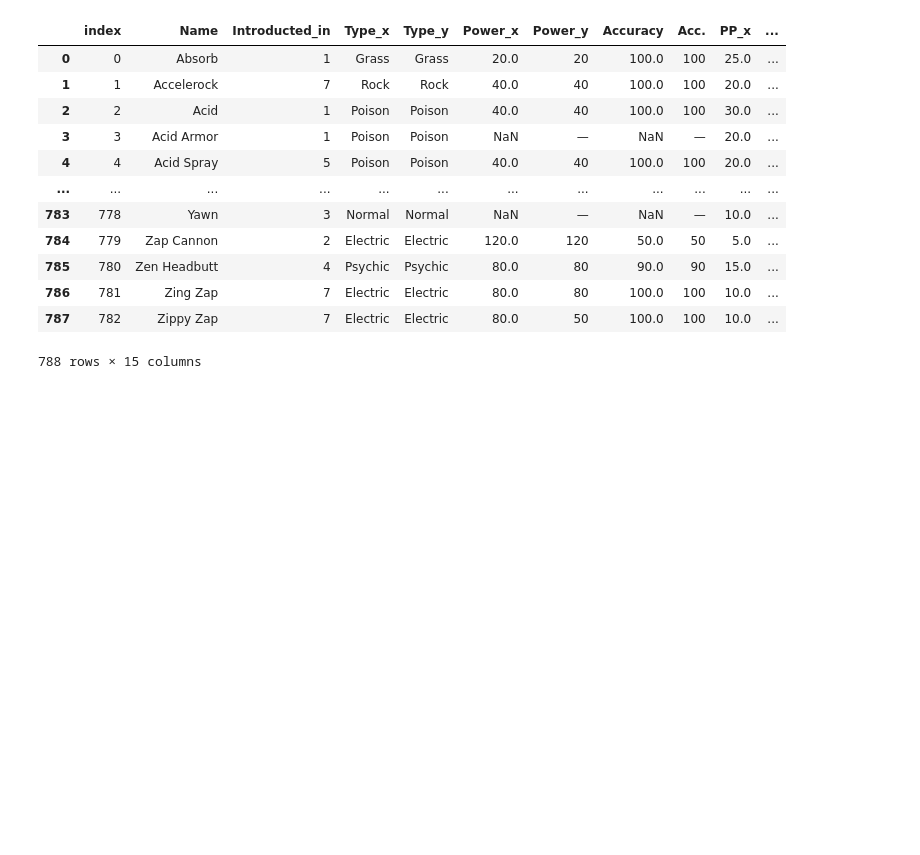
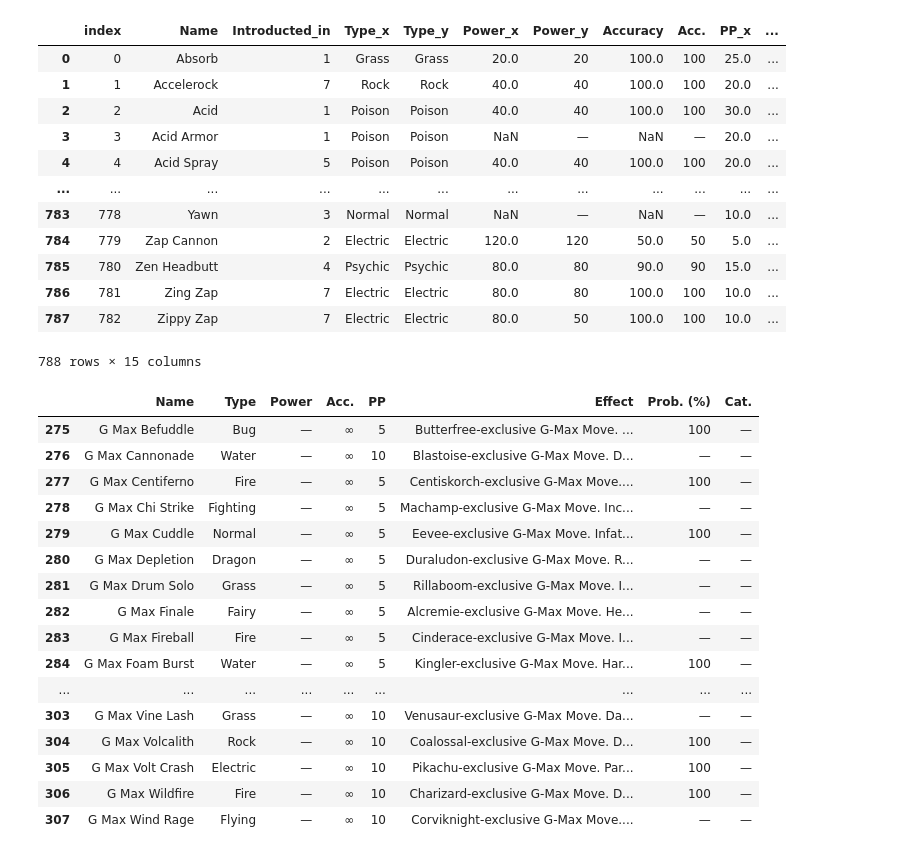
Before and after one commit to giocoal/competitive-pokemon-graph-database, a Jupyter notebook: Integrazione.ipynb, the cells around one changed output. Drawn from its saved outputs; the diff is of its cells as text; code cells hidden in the pictures; blank space fills up the shorter version.

```diff
--- a/Integrazione.ipynb
+++ b/Integrazione.ipynb
@@ -1266,3 +1266,24 @@ moves_total
 | 786 | 781 | Zing Zap | 7 | Electric | Electric | 80.0 | 80 | 100.0 | 100 | 10.0 | ... |
 | 787 | 782 | Zippy Zap | 7 | Electric | Electric | 80.0 | 50 | 100.0 | 100 | 10.0 | ... |
 788 rows × 15 columns
+# %%
+gmax_moves = moves_scrap_unmatch[moves_scrap_unmatch['Name'].str.contains('G Max')]
+gmax_moves
+# %% [output]
+|  | Name | Type | Power | Acc. | PP | Effect | Prob. (%) | Cat. |
+| 275 | G Max Befuddle | Bug | — | ∞ | 5 | Butterfree-exclusive G-Max Move. ... | 100 | — |
+| 276 | G Max Cannonade | Water | — | ∞ | 10 | Blastoise-exclusive G-Max Move. D... | — | — |
+| 277 | G Max Centiferno | Fire | — | ∞ | 5 | Centiskorch-exclusive G-Max Move.... | 100 | — |
+| 278 | G Max Chi Strike | Fighting | — | ∞ | 5 | Machamp-exclusive G-Max Move. Inc... | — | — |
+| 279 | G Max Cuddle | Normal | — | ∞ | 5 | Eevee-exclusive G-Max Move. Infat... | 100 | — |
+| 280 | G Max Depletion | Dragon | — | ∞ | 5 | Duraludon-exclusive G-Max Move. R... | — | — |
+| 281 | G Max Drum Solo | Grass | — | ∞ | 5 | Rillaboom-exclusive G-Max Move. I... | — | — |
+| 282 | G Max Finale | Fairy | — | ∞ | 5 | Alcremie-exclusive G-Max Move. He... | — | — |
+| 283 | G Max Fireball | Fire | — | ∞ | 5 | Cinderace-exclusive G-Max Move. I... | — | — |
+| 284 | G Max Foam Burst | Water | — | ∞ | 5 | Kingler-exclusive G-Max Move. Har... | 100 | — |
+| ... | ... | ... | ... | ... | ... | ... | ... | ... |
+| 303 | G Max Vine Lash | Grass | — | ∞ | 10 | Venusaur-exclusive G-Max Move. Da... | — | — |
+| 304 | G Max Volcalith | Rock | — | ∞ | 10 | Coalossal-exclusive G-Max Move. D... | 100 | — |
+| 305 | G Max Volt Crash | Electric | — | ∞ | 10 | Pikachu-exclusive G-Max Move. Par... | 100 | — |
+| 306 | G Max Wildfire | Fire | — | ∞ | 10 | Charizard-exclusive G-Max Move. D... | 100 | — |
+| 307 | G Max Wind Rage | Flying | — | ∞ | 10 | Corviknight-exclusive G-Max Move.... | — | — |
```
Also changed, not shown: parts of 2 cells of this notebook, 6 other files.
